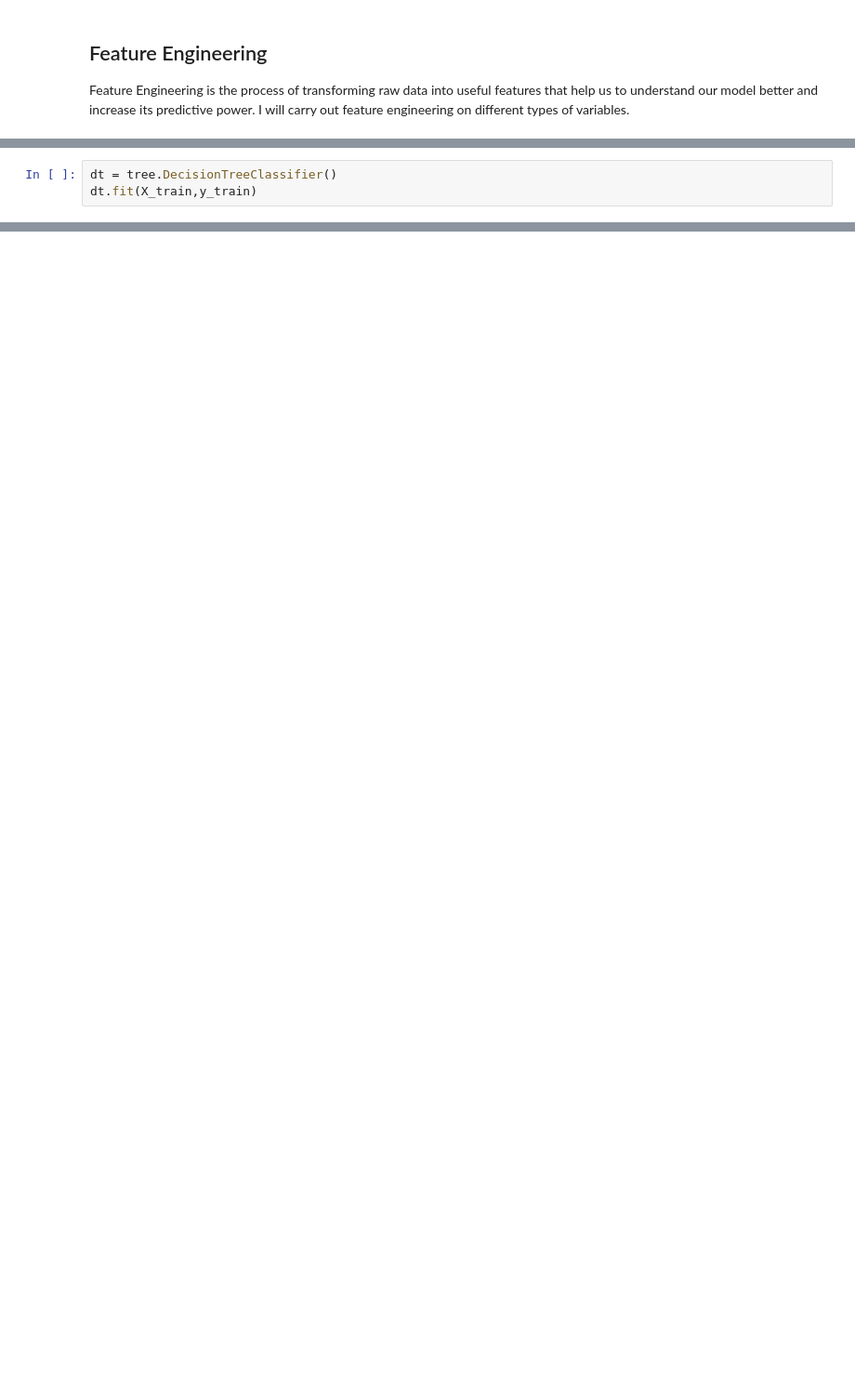
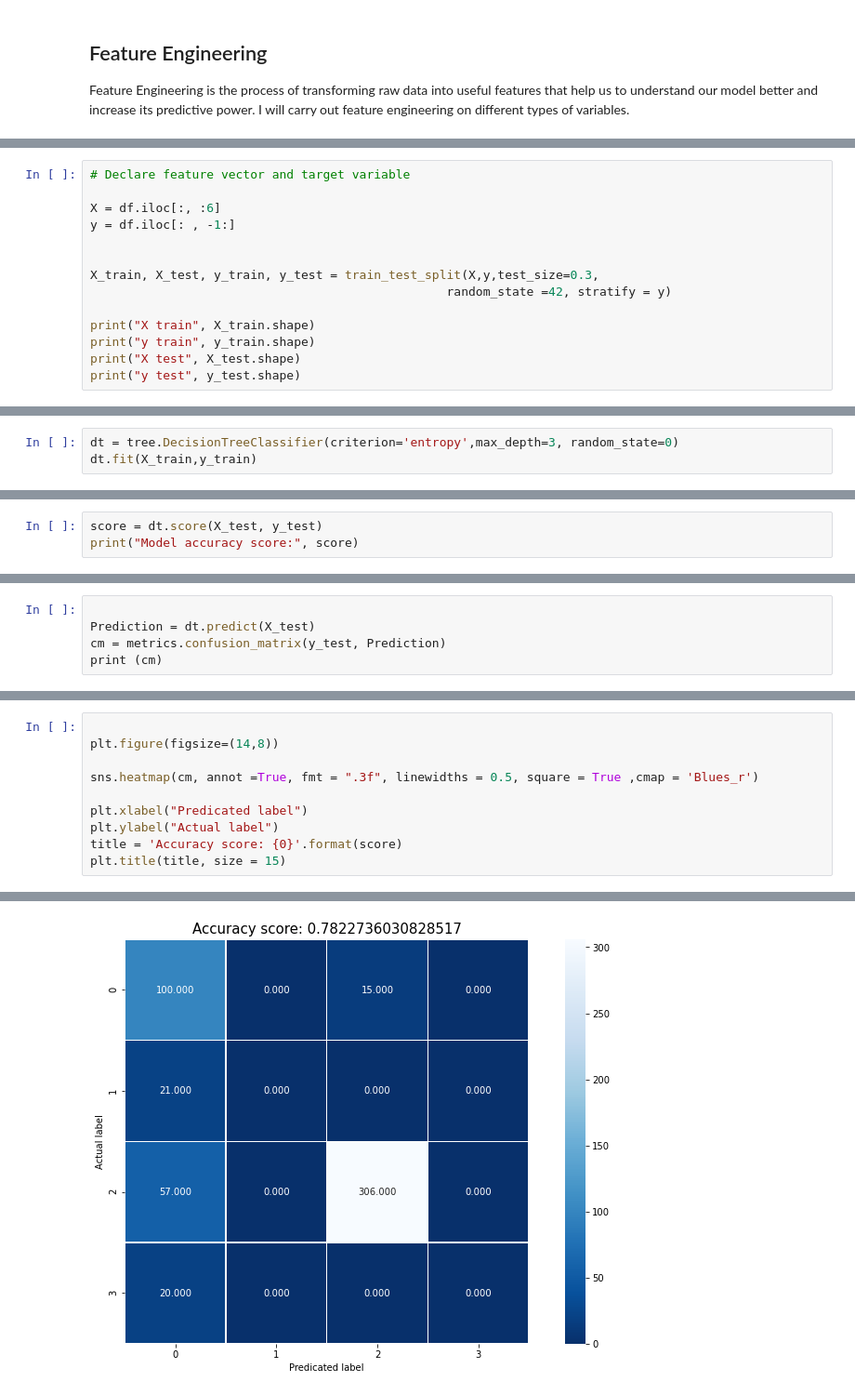
Before and after one commit to mmehmadi94/Data_Science_Bootcamp_codingDojo, a Jupyter notebook: Assignments/ML /Decision_Tree/Decision Tree.ipynb, the cells around one changed output, grey strips where cells are left out. Shown: that part at 93% size. Drawn from its saved outputs; the diff is of its cells as text; blank space fills up the shorter version.

```diff
--- a/Assignments/ML /Decision_Tree/Decision Tree.ipynb
+++ b/Assignments/ML /Decision_Tree/Decision Tree.ipynb
@@ -104,0 +83,14 @@ y_train = vec.fit_transform(y_train.to_dict().values())
+# %%
+# Declare feature vector and target variable
+
+X = df.iloc[:, :6]
+y = df.iloc[: , -1:]
+
+
+X_train, X_test, y_train, y_test = train_test_split(X,y,test_size=0.3,
+                                                 random_state =42, stratify = y)
+
+print("X train", X_train.shape)
+print("y train", y_train.shape)
+print("X test", X_test.shape)
+print("y test", y_test.shape)
@@ -105,4 +104,4 @@ y_train = vec.fit_transform(y_train.to_dict().values())
 # %%
-dt = tree.DecisionTreeClassifier()
+dt = tree.DecisionTreeClassifier(criterion='entropy',max_depth=3, random_state=0)
 dt.fit(X_train,y_train)
 # %% [output]
@@ -124,0 +109,3 @@ NameError: name 'y_pred_gini' is not defined
+# %%
+score = dt.score(X_test, y_test)
+print("Model accuracy score:", score)
@@ -124,0 +141,5 @@ NameError: name 'y_pred_gini' is not defined
+# %%
+
+Prediction = dt.predict(X_test)
+cm = metrics.confusion_matrix(y_test, Prediction)
+print (cm)
@@ -124,0 +151,11 @@ NameError: name 'y_pred_gini' is not defined
+# %%
+
+plt.figure(figsize=(14,8))
+
+sns.heatmap(cm, annot =True, fmt = ".3f", linewidths = 0.5, square = True ,cmap = 'Blues_r')
+
+plt.xlabel("Predicated label")
+plt.ylabel("Actual label")
+title = 'Accuracy score: {0}'.format(score)
+plt.title(title, size = 15)
+# %% [output]
@@ -124,0 +163 @@ NameError: name 'y_pred_gini' is not defined
+[figure, added]
```
Also changed, not shown: parts of 29 cells of this notebook, 3 other files.
